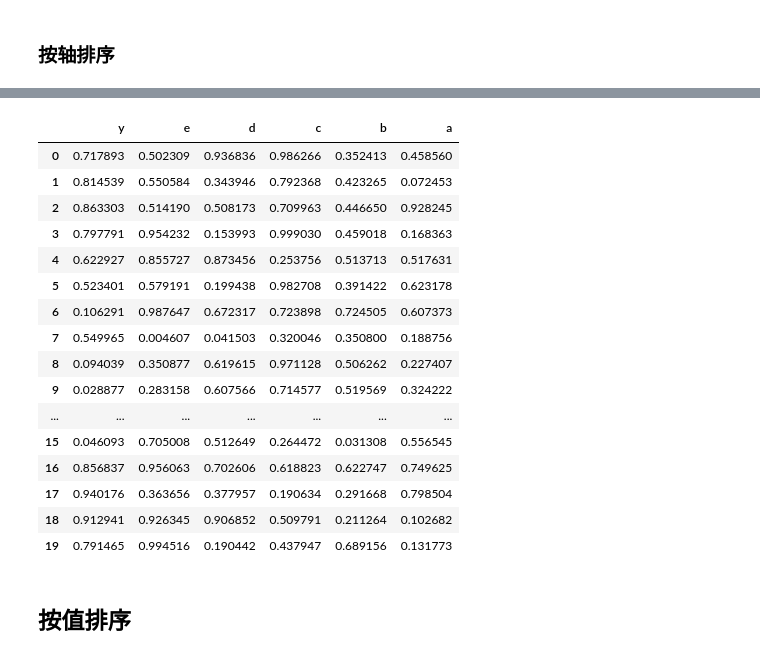
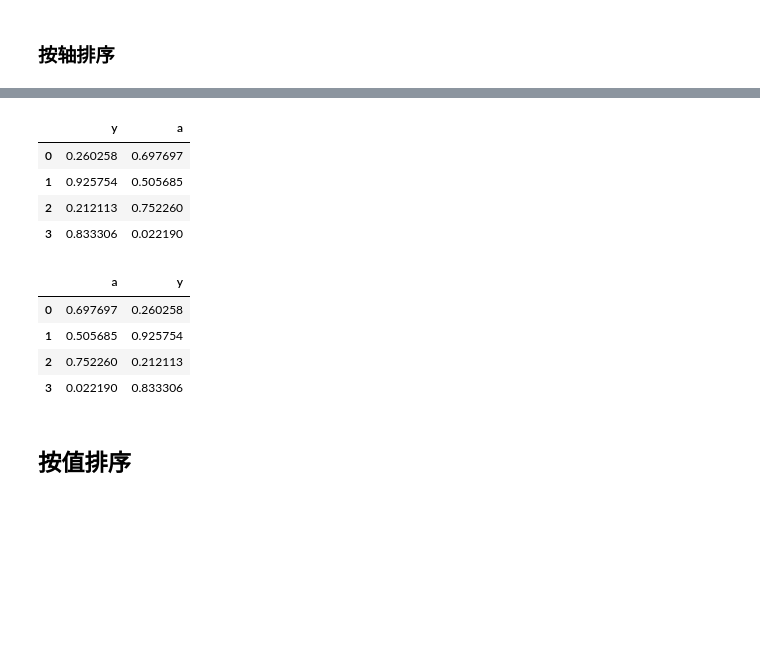
Before and after one commit to Wasim37/machine_learning_code, a Jupyter notebook: 01 pandas_matplotlib/notebook/pandas_02.ipynb, the cells around one changed output, grey strips where cells are left out. Drawn from its saved outputs; the diff is of its cells as text; code cells hidden in the pictures; blank space fills up the shorter version.

```diff
--- a/01 pandas_matplotlib/notebook/pandas_02.ipynb
+++ b/01 pandas_matplotlib/notebook/pandas_02.ipynb
@@ -242,0 +226,5 @@ array([[ 0.13999377,  0.00221409],
+# %%
+n1=np.random.random((4, 2))
+# n1=np.random.random((20, 2))
+# help(np.random.random)
+n1
@@ -317,4 +301,2 @@ s2.T.describe()
 # %% [markdown]
 ### 按轴排序
-# %%
-s2.columns=['a','c','d','b','e','y']
@@ -341,25 +303,23 @@ s2
+# %%
+s2.columns=['y','a']
+s2.indexs=[2,3,4,1]
+s2
+# %% [output]
+|  | y | a |
+| 0 | 0.260258 | 0.697697 |
+| 1 | 0.925754 | 0.505685 |
+| 2 | 0.212113 | 0.752260 |
+| 3 | 0.833306 | 0.022190 |
 # %%
-s2.sort_index(axis=1,ascending=False)
+s2.sort_index(axis=1,ascending=True)
 #axis代表轴，0为行轴，1为列轴
 #ascending 排序的方式，默认True，表示升序，False则为降序
 # %% [output]
-|  | y | e | d | c | b | a |
-| 0 | 0.717893 | 0.502309 | 0.936836 | 0.986266 | 0.352413 | 0.458560 |
-| 1 | 0.814539 | 0.550584 | 0.343946 | 0.792368 | 0.423265 | 0.072453 |
-| 2 | 0.863303 | 0.514190 | 0.508173 | 0.709963 | 0.446650 | 0.928245 |
-| 3 | 0.797791 | 0.954232 | 0.153993 | 0.999030 | 0.459018 | 0.168363 |
-| 4 | 0.622927 | 0.855727 | 0.873456 | 0.253756 | 0.513713 | 0.517631 |
-| 5 | 0.523401 | 0.579191 | 0.199438 | 0.982708 | 0.391422 | 0.623178 |
-| 6 | 0.106291 | 0.987647 | 0.672317 | 0.723898 | 0.724505 | 0.607373 |
-| 7 | 0.549965 | 0.004607 | 0.041503 | 0.320046 | 0.350800 | 0.188756 |
-| 8 | 0.094039 | 0.350877 | 0.619615 | 0.971128 | 0.506262 | 0.227407 |
-| 9 | 0.028877 | 0.283158 | 0.607566 | 0.714577 | 0.519569 | 0.324222 |
-| ... | ... | ... | ... | ... | ... | ... |
-| 15 | 0.046093 | 0.705008 | 0.512649 | 0.264472 | 0.031308 | 0.556545 |
-| 16 | 0.856837 | 0.956063 | 0.702606 | 0.618823 | 0.622747 | 0.749625 |
-| 17 | 0.940176 | 0.363656 | 0.377957 | 0.190634 | 0.291668 | 0.798504 |
-| 18 | 0.912941 | 0.926345 | 0.906852 | 0.509791 | 0.211264 | 0.102682 |
-| 19 | 0.791465 | 0.994516 | 0.190442 | 0.437947 | 0.689156 | 0.131773 |
+|  | a | y |
+| 0 | 0.697697 | 0.260258 |
+| 1 | 0.505685 | 0.925754 |
+| 2 | 0.752260 | 0.212113 |
+| 3 | 0.022190 | 0.833306 |
 # %% [markdown]
 ## 按值排序
 # %%
```
Also changed, not shown: parts of 62 cells of this notebook, 1 other file.
